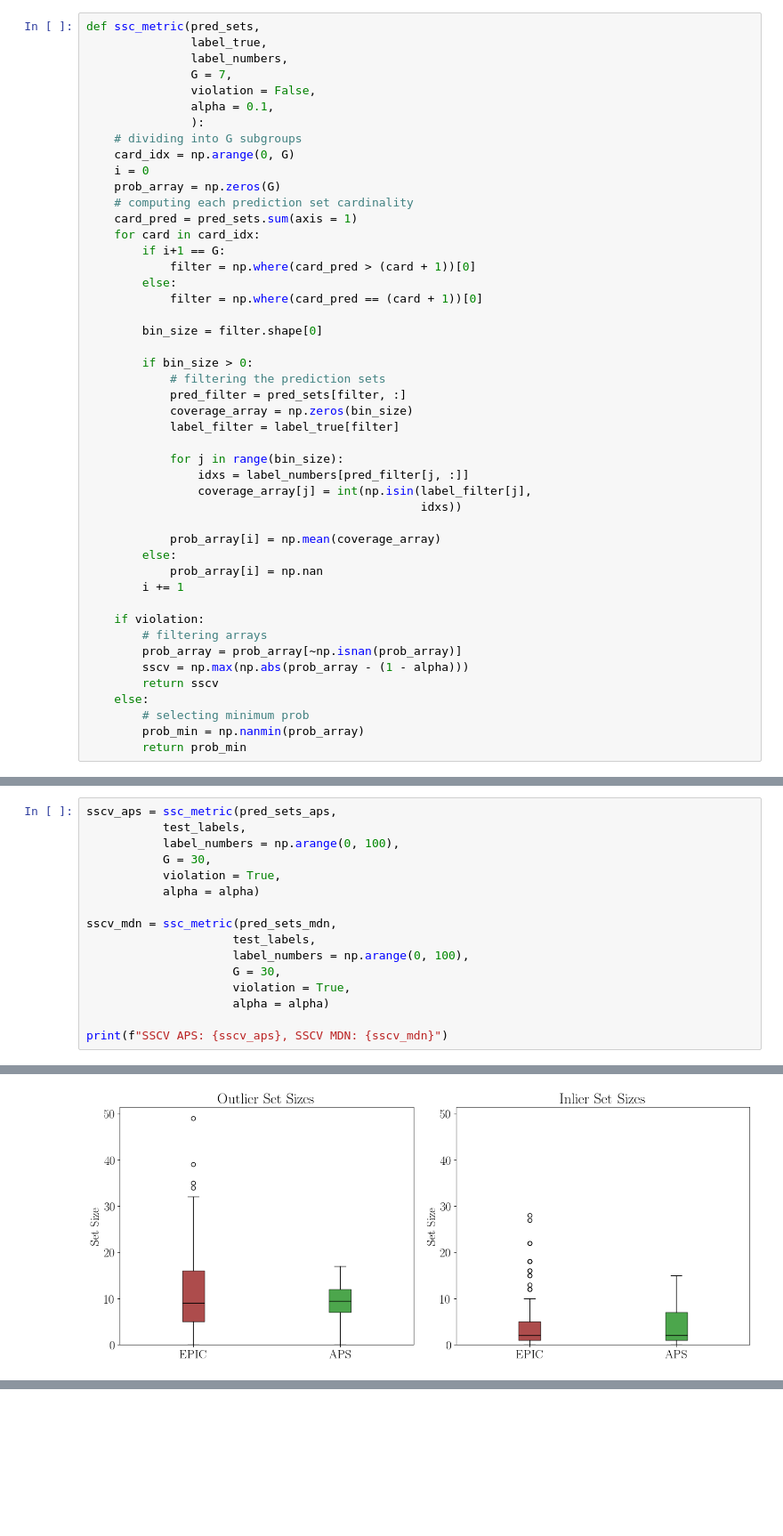
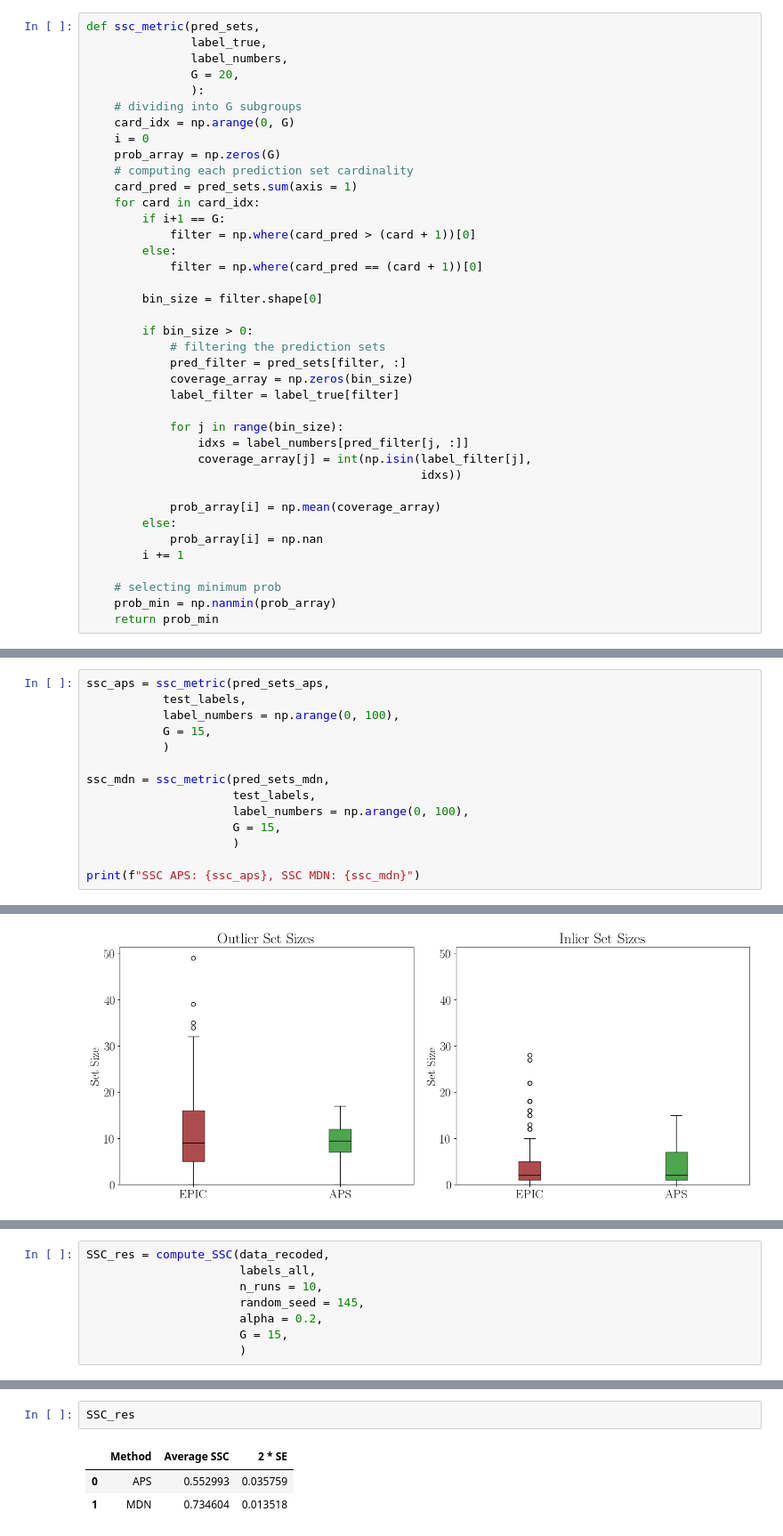
Before and after one commit to Monoxido45/EPICSCORE, a Jupyter notebook: Figures_and_tables/image_experiments_figure_2.ipynb, the cells around one changed output, grey strips where cells are left out. Shown at 89% size. Saved outputs shown, nothing was run; the diff lists cells and outputs as text; blank space fills up the shorter version.

```diff
--- a/Figures_and_tables/image_experiments_figure_2.ipynb
+++ b/Figures_and_tables/image_experiments_figure_2.ipynb
@@ -121,9 +123,7 @@ def feature_extraction(images,
 def ssc_metric(pred_sets,
                label_true,
                label_numbers,
-               G = 7,
-               violation = False,
-               alpha = 0.1,
+               G = 20,
                ):
     # dividing into G subgroups
     card_idx = np.arange(0, G)
@@ -155,15 +155,9 @@ def ssc_metric(pred_sets,
             prob_array[i] = np.nan
         i += 1
 
-    if violation:
-        # filtering arrays
-        prob_array = prob_array[~np.isnan(prob_array)]
-        sscv = np.max(np.abs(prob_array - (1 - alpha)))
-        return sscv
-    else:
-        # selecting minimum prob
-        prob_min = np.nanmin(prob_array)
-        return prob_min
+    # selecting minimum prob
+    prob_min = np.nanmin(prob_array)
+    return prob_min
 # %% [markdown]
 # Experiments with CIFAR-100:
 # %% [markdown]
@@ -353,17 +351,15 @@ Computing coverage violation:
 # %%
-sscv_aps = ssc_metric(pred_sets_aps,
+ssc_aps = ssc_metric(pred_sets_aps,
            test_labels,
            label_numbers = np.arange(0, 100),
-           G = 30,
-           violation = True,
-           alpha = alpha)
+           G = 15,
+           )
 
-sscv_mdn = ssc_metric(pred_sets_mdn,
+ssc_mdn = ssc_metric(pred_sets_mdn,
                      test_labels,
                      label_numbers = np.arange(0, 100),
-                     G = 30,
-                     violation = True,
-                     alpha = alpha)
+                     G = 15,
+                     )
 
-print(f"SSCV APS: {sscv_aps}, SSCV MDN: {sscv_mdn}")
+print(f"SSC APS: {ssc_aps}, SSC MDN: {ssc_mdn}")
 # %% [output]
@@ -805,0 +935,8 @@ plt.show()
+# %%
+SSC_res = compute_SSC(data_recoded,
+                      labels_all,
+                      n_runs = 10,
+                      random_seed = 145,
+                      alpha = 0.2,
+                      G = 15,
+                      )
@@ -805,0 +955,6 @@ plt.show()
+# %%
+SSC_res
+# %% [output]
+|  | Method | Average SSC | 2 * SE |
+| 0 | APS | 0.552993 | 0.035759 |
+| 1 | MDN | 0.734604 | 0.013518 |
```
Also changed, not shown: parts of 15 cells of this notebook.
